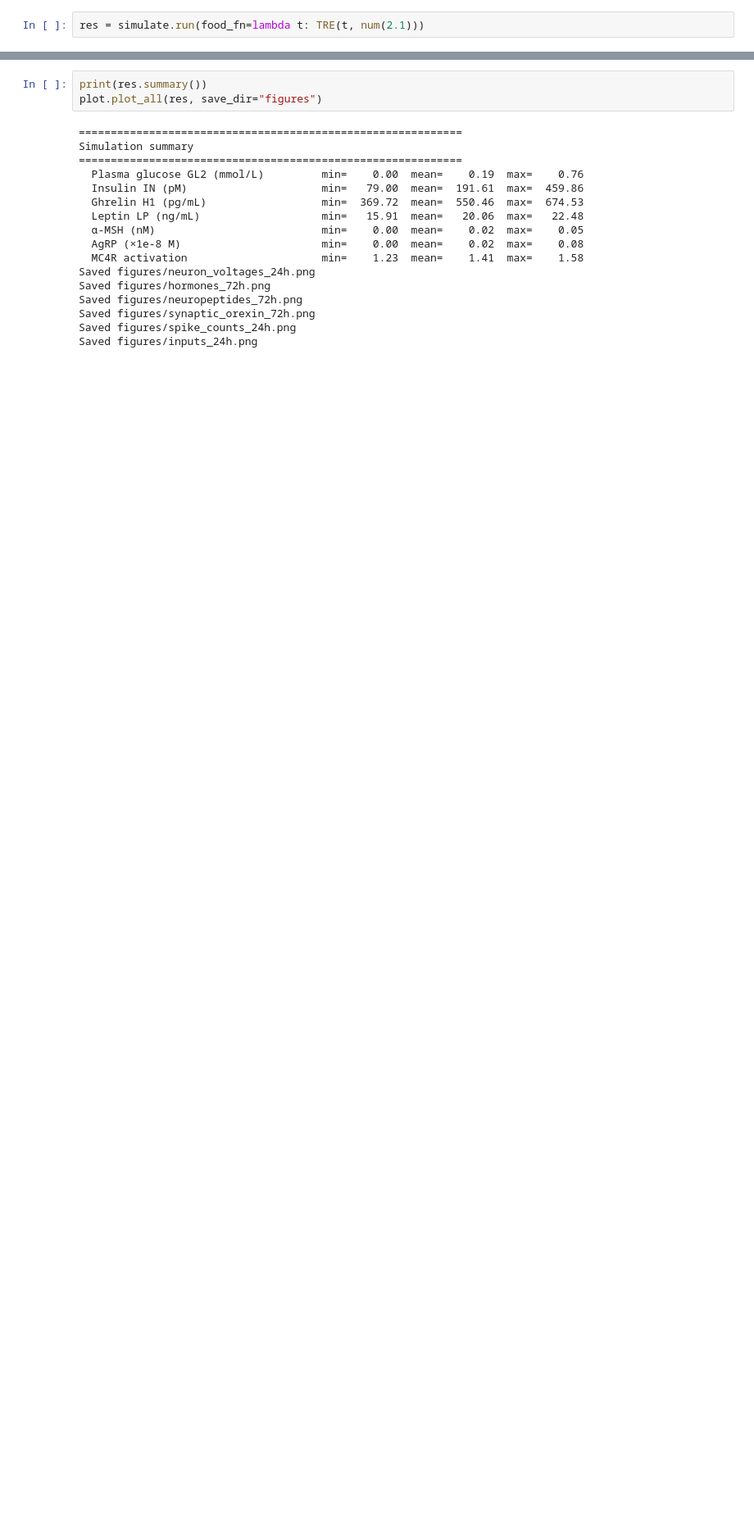
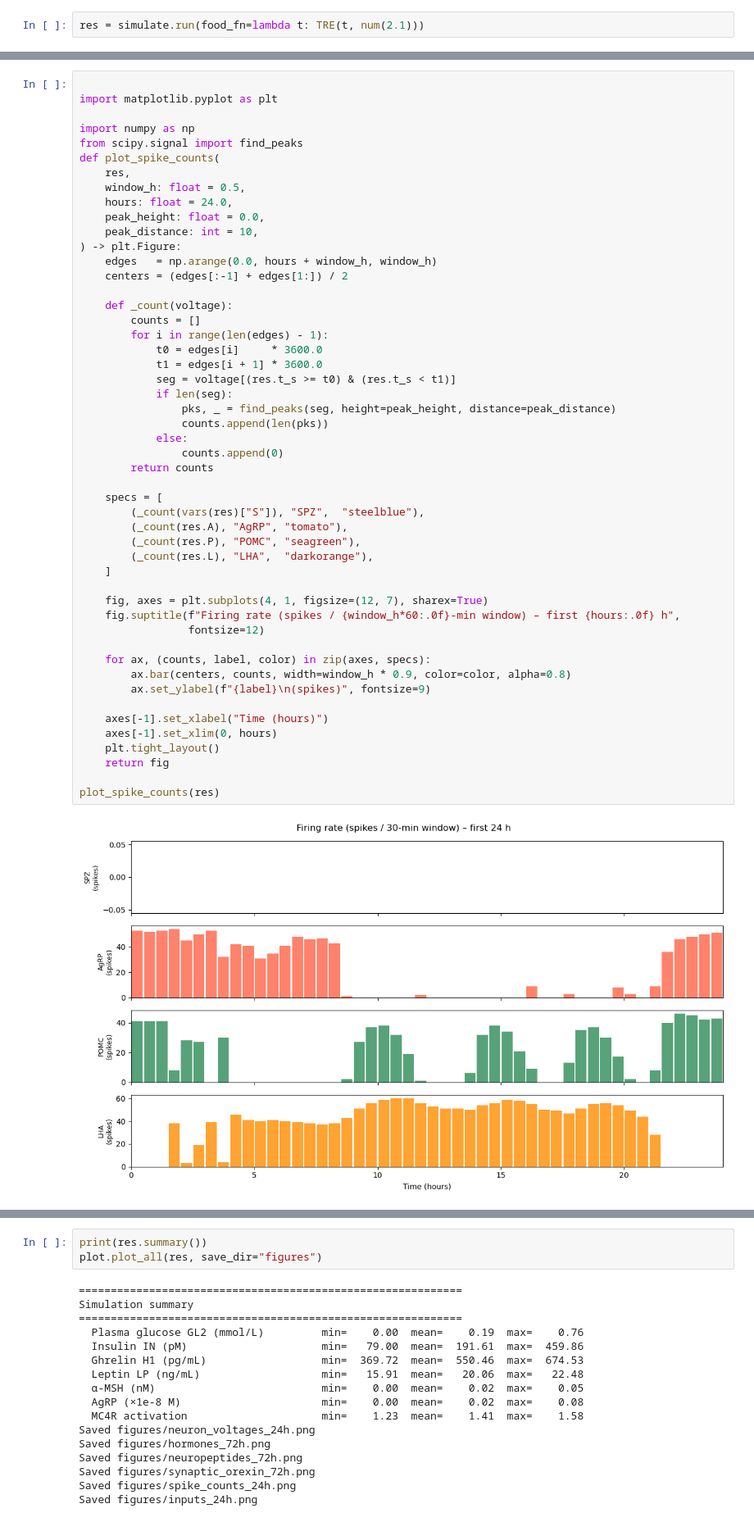
Before and after one commit to anjolib/neuro120-final, a Jupyter notebook: scripts/antonino.ipynb, the cells around one changed output, grey strips where cells are left out. Shown at 82% size. Cells and saved outputs as stored; diff of their text form; blank space fills up the shorter version.

```diff
--- a/scripts/antonino.ipynb
+++ b/scripts/antonino.ipynb
@@ -17,0 +30,52 @@ res = simulate.run(food_fn=lambda t: TRE(t, num(2.1)))
+# %%
+
+import matplotlib.pyplot as plt
+
+import numpy as np
+from scipy.signal import find_peaks
+def plot_spike_counts(
+    res,
+    window_h: float = 0.5,
+    hours: float = 24.0,
+    peak_height: float = 0.0,
+    peak_distance: int = 10,
+) -> plt.Figure:
+    edges   = np.arange(0.0, hours + window_h, window_h)
+    centers = (edges[:-1] + edges[1:]) / 2
+
+    def _count(voltage):
+        counts = []
+        for i in range(len(edges) - 1):
+            t0 = edges[i]     * 3600.0
+            t1 = edges[i + 1] * 3600.0
+            seg = voltage[(res.t_s >= t0) & (res.t_s < t1)]
+            if len(seg):
+                pks, _ = find_peaks(seg, height=peak_height, distance=peak_distance)
+                counts.append(len(pks))
+            else:
+                counts.append(0)
+        return counts
+
+    specs = [
+        (_count(vars(res)["S"]), "SPZ",  "steelblue"),
+        (_count(res.A), "AgRP", "tomato"),
+        (_count(res.P), "POMC", "seagreen"),
+        (_count(res.L), "LHA",  "darkorange"),
+    ]
+
+    fig, axes = plt.subplots(4, 1, figsize=(12, 7), sharex=True)
+    fig.suptitle(f"Firing rate (spikes / {window_h*60:.0f}-min window) – first {hours:.0f} h",
+                 fontsize=12)
+
+    for ax, (counts, label, color) in zip(axes, specs):
+        ax.bar(centers, counts, width=window_h * 0.9, color=color, alpha=0.8)
+        ax.set_ylabel(f"{label}\n(spikes)", fontsize=9)
+
+    axes[-1].set_xlabel("Time (hours)")
+    axes[-1].set_xlim(0, hours)
+    plt.tight_layout()
+    return fig
+
+plot_spike_counts(res)
+# %% [output]
+[figure, added]
```
Also changed, not shown: parts of 4 cells of this notebook, 1 other file.
